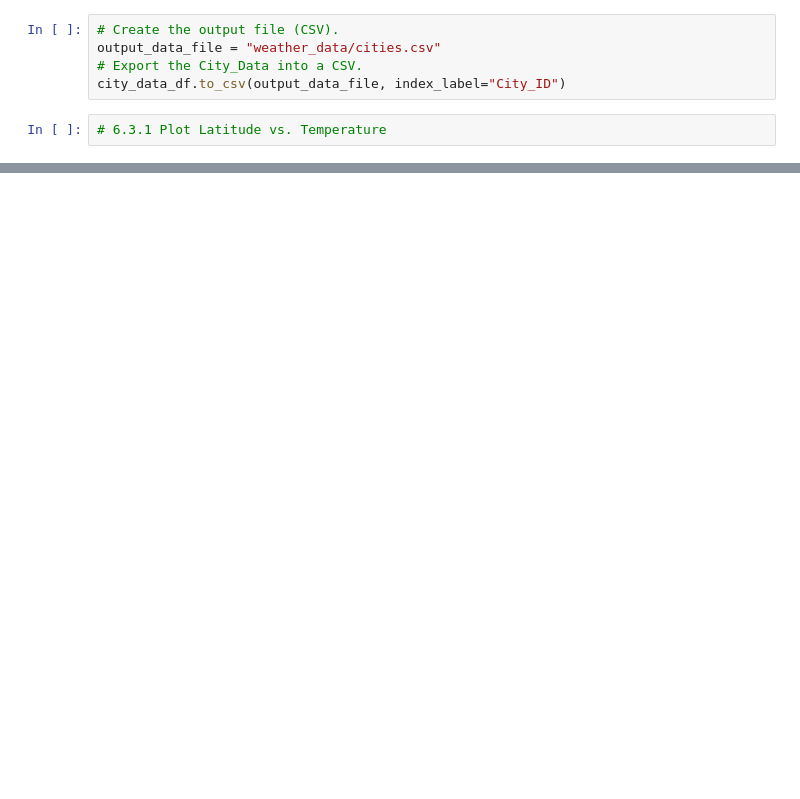
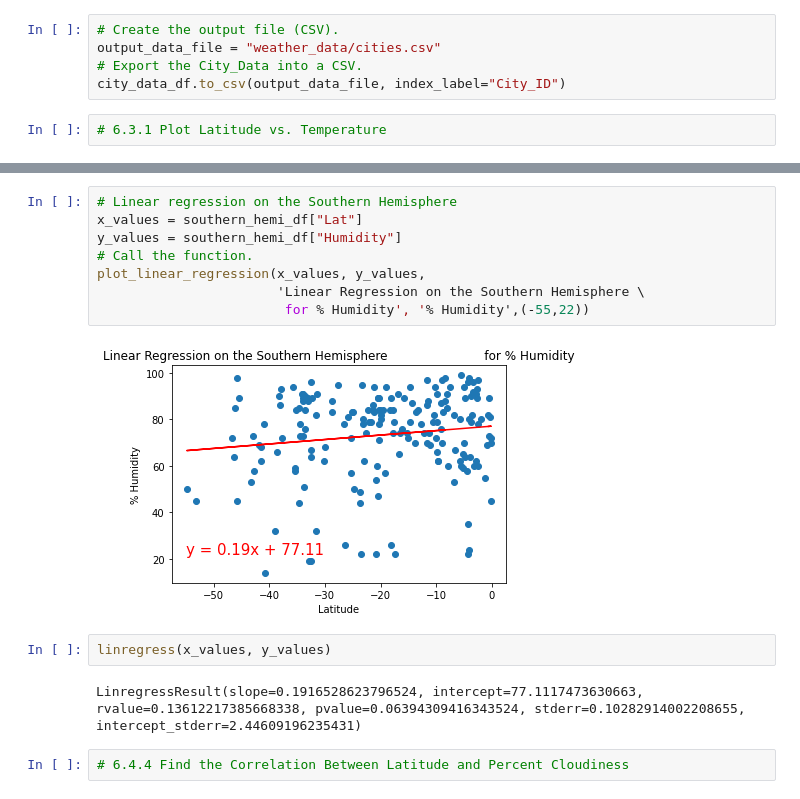
Before and after one commit to tkirk70/World_Weather_Analysis, a Jupyter notebook: WeatherPy.ipynb, the cells around one changed output, grey strips where cells are left out. Saved outputs shown, nothing was run; the diff lists cells and outputs as text; blank space fills up the shorter version.

```diff
--- a/WeatherPy.ipynb
+++ b/WeatherPy.ipynb
@@ -291,0 +509,16 @@ plt.show()
+# %%
+# Linear regression on the Southern Hemisphere
+x_values = southern_hemi_df["Lat"]
+y_values = southern_hemi_df["Humidity"]
+# Call the function.
+plot_linear_regression(x_values, y_values,
+                       'Linear Regression on the Southern Hemisphere \
+                        for % Humidity', '% Humidity',(-55,22))
+# %% [output]
+[figure, added]
+# %%
+linregress(x_values, y_values)
+# %% [output]
+LinregressResult(slope=0.1916528623796524, intercept=77.1117473630663, rvalue=0.13612217385668338, pvalue=0.06394309416343524, stderr=0.10282914002208655, intercept_stderr=2.44609196235431)
+# %%
+# 6.4.4 Find the Correlation Between Latitude and Percent Cloudiness
```
Also changed, not shown: parts of 59 cells of this notebook, 5 other files.
